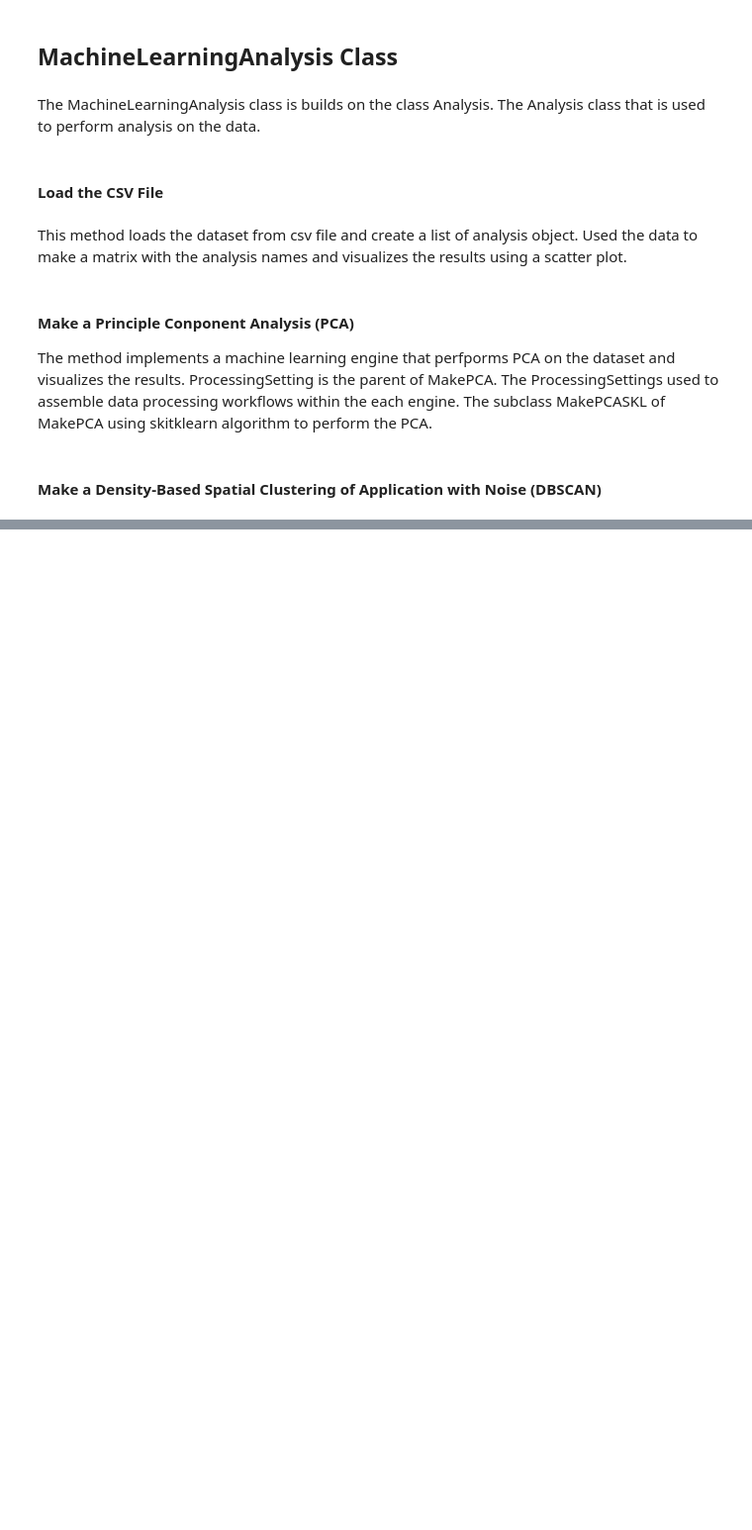
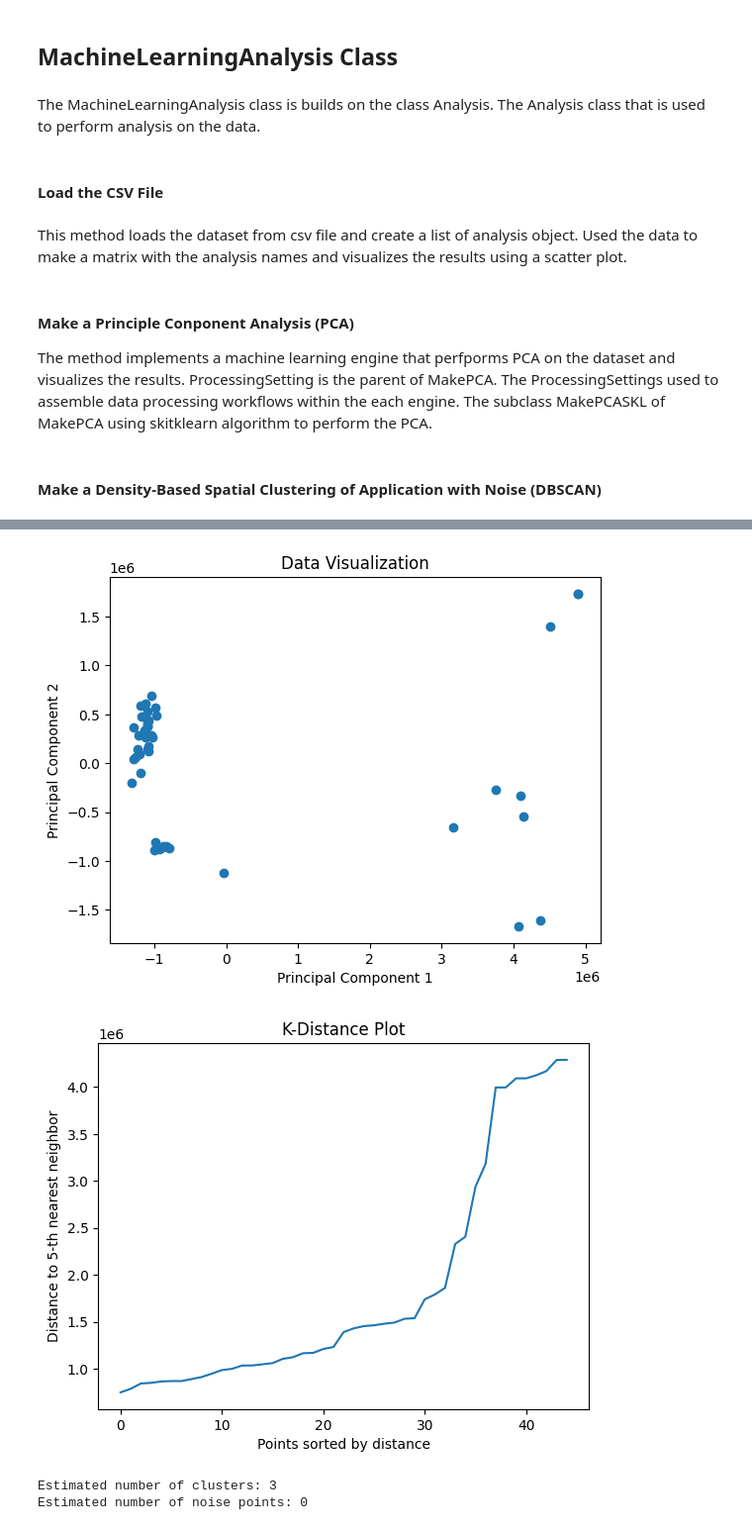
Before and after one commit to odea-project/StreamPort, a Jupyter notebook: dev_ml.ipynb, the cells around one changed output, grey strips where cells are left out. Shown at 99% size. Cells and saved outputs as stored; diff of their text form; code cells hidden in the pictures; blank space fills up the shorter version.

Commit message:
DBSCAN on PCA results for ML

```diff
--- a/dev_ml.ipynb
+++ b/dev_ml.ipynb
@@ -117,0 +92,75 @@ engine.plot_dbscan()
+# %%
+from src.StreamPort.ml.MachineLearningEngine import MachineLearningEngine
+from src.StreamPort.ml.MachineLearningProcessingSettings import  MakeModelDBSCANSKL
+
+import numpy as np
+import pandas as pd
+import matplotlib.pyplot as plt
+from sklearn.cluster import DBSCAN
+from sklearn.decomposition import PCA
+from sklearn.neighbors import NearestNeighbors
+import plotly.express as px
+
+# Creates an empty MachineLearningEngine object and prints it
+path = 'feature_list.csv'
+engine = MachineLearningEngine()
+engine.add_analyses_from_csv(path)
+
+class_path = 'feature_metadata.csv'
+engine.add_classes_from_csv(class_path)
+
+engine.print()
+
+data = engine.get_data()
+mean = np.mean(data, axis=0)
+data = data - mean
+
+pca = PCA(n_components=2)
+data_2d = pca.fit_transform(data)
+print("Reduced data shape:", data_2d.shape)
+
+# Visualize the data
+plt.scatter(data_2d[:, 0], data_2d[:, 1])
+plt.title('Data Visualization')
+plt.xlabel('Principal Component 1')
+plt.ylabel('Principal Component 2')
+plt.show()
+
+# Create a k-distance plot
+k = 5  # Choose k based on min_samples
+neighbors = NearestNeighbors(n_neighbors=k)
+neighbors_fit = neighbors.fit(data)
+distances, indices = neighbors_fit.kneighbors(data)
+distances = np.sort(distances[:, k-1], axis=0)
+
+plt.plot(distances)
+plt.title('K-Distance Plot')
+plt.xlabel('Points sorted by distance')
+plt.ylabel('Distance to {}-th nearest neighbor'.format(k))
+plt.show()
+
+# Experiment with DBSCAN parameters
+eps = 1.5E6  # Adjust based on the k-distance plot
+min_samples = 3  # Adjust based on your data
+
+dbscan = DBSCAN(eps=eps, min_samples=min_samples)
+dbscan.fit(data_2d)
+
+labels = dbscan.labels_
+
+# Analyze the clusters
+n_clusters_ = len(set(labels)) - (1 if -1 in labels else 0)
+n_noise_ = list(labels).count(-1)
+print("Estimated number of clusters: %d" % n_clusters_)
+print("Estimated number of noise points: %d" % n_noise_)
+
+# Create a DataFrame for Plotly
+df = pd.DataFrame(data_2d, columns=['PC1', 'PC2'])
+df['Cluster'] = labels.astype(str)  # Convert to string for categorical coloring
+
+# Plot the results using Plotly
+fig = px.scatter(df, x='PC1', y='PC2', color='Cluster', title='DBSCAN Clustering Results',
+                 labels={'PC1': 'Principal Component 1', 'PC2': 'Principal Component 2'})
+
+fig.show()
+# %% [output]
@@ -117,0 +179,4 @@ engine.plot_dbscan()
+[figure, added]
+[figure, added]
+Estimated number of clusters: 3
+Estimated number of noise points: 0
```
Also changed, not shown: parts of 2 cells of this notebook, 3 other files.
